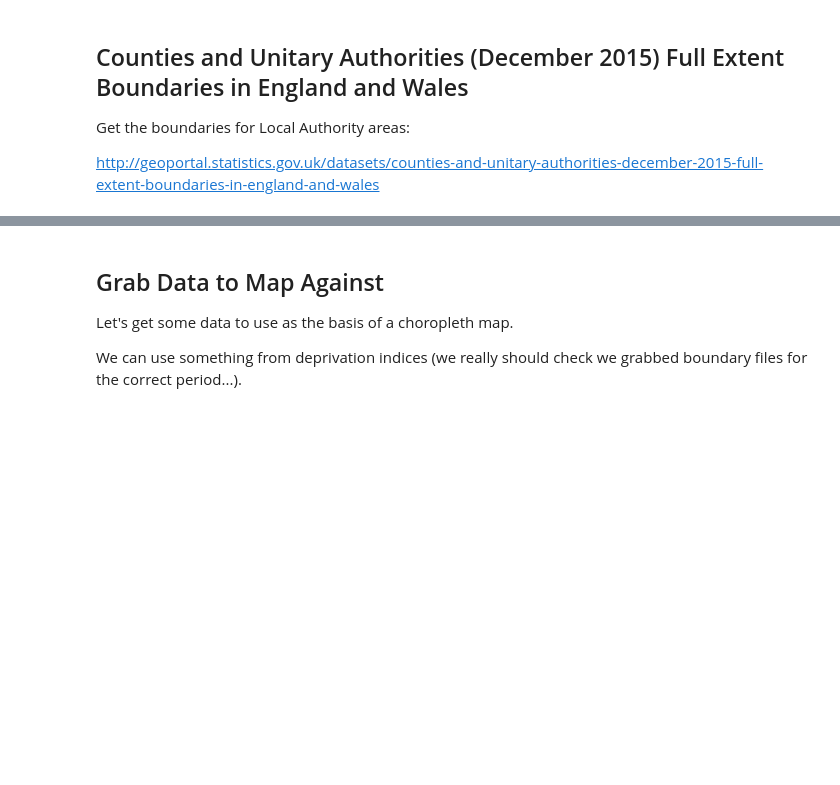
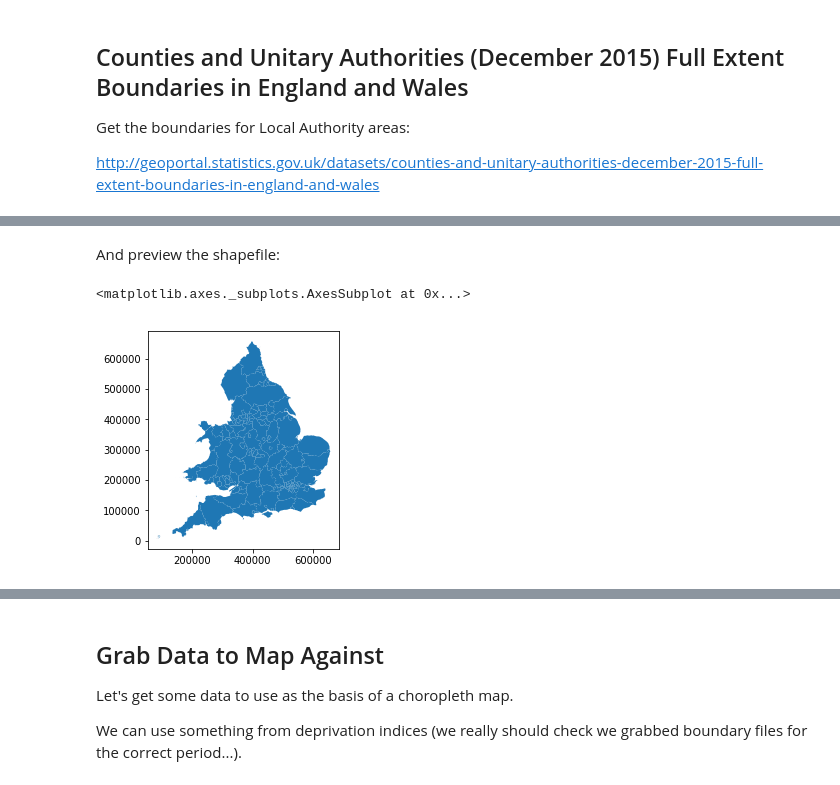
Before and after one commit to ouseful-demos/choropleth-map-demo, a Jupyter notebook: ONS Boundaries-Choropleth Demo.ipynb, the cells around one changed output, grey strips where cells are left out. Saved outputs shown, nothing was run; the diff lists cells and outputs as text; code cells hidden in the pictures; blank space fills up the shorter version.

Commit message:
Add native plot to notebook

```diff
--- a/ONS Boundaries-Choropleth Demo.ipynb
+++ b/ONS Boundaries-Choropleth Demo.ipynb
@@ -26,0 +41,7 @@ gdf.head()
+# %% [markdown]
+And preview the shapefile:
+# %%
+gdf.plot()
+# %% [output]
+<matplotlib.axes._subplots.AxesSubplot at 0x...>
+[figure, added]
```
Also changed, not shown: parts of 7 cells of this notebook.
